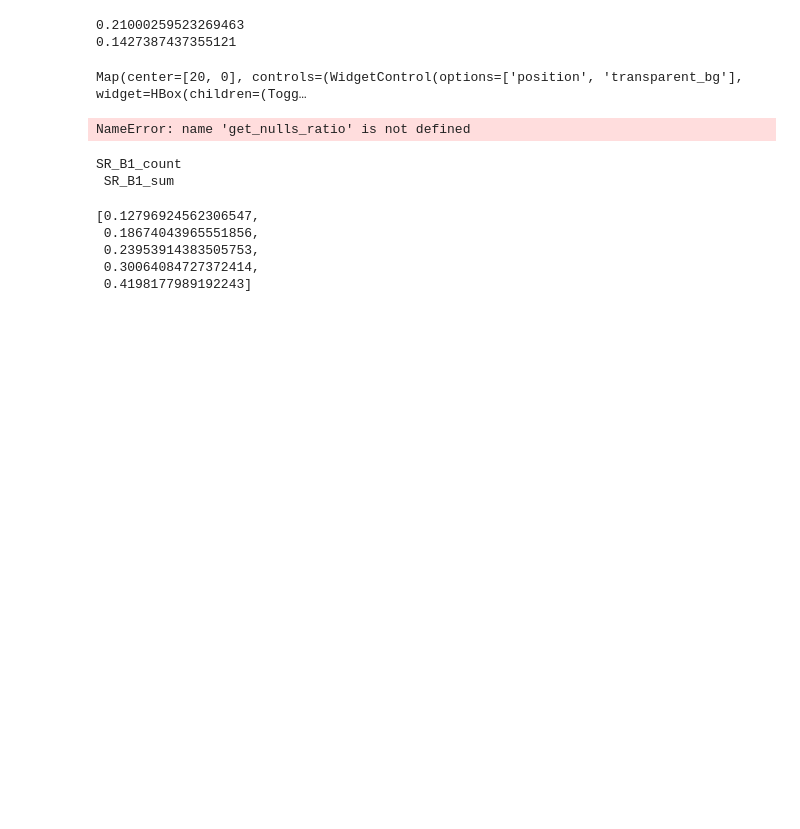
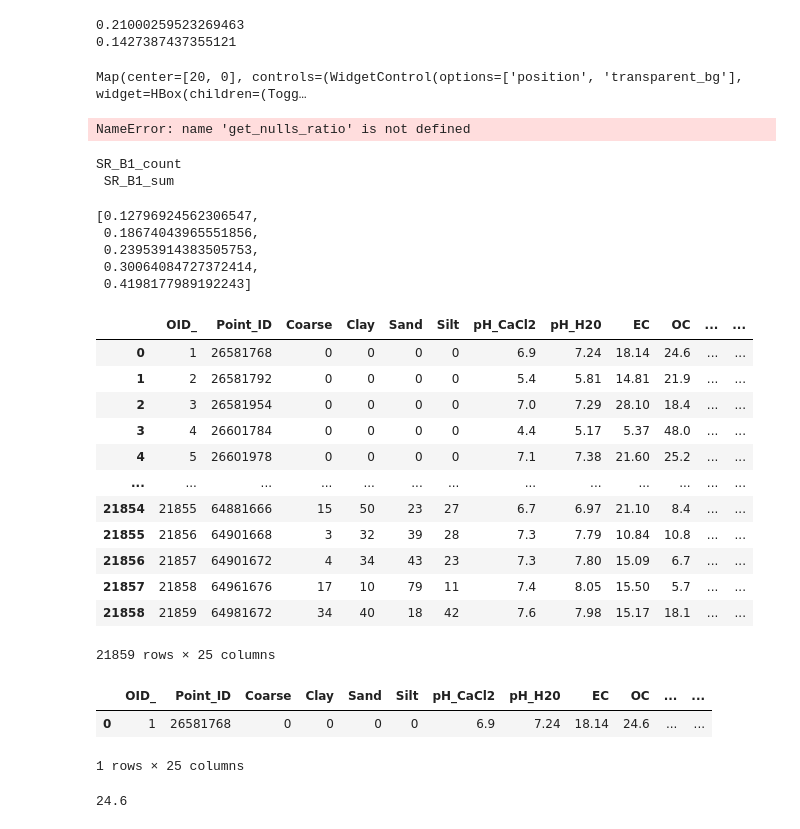
Before and after one commit to moienr/SoilNet, a Jupyter notebook: dataset/L8_Test Ground.ipynb, the cells around one changed output. Saved outputs shown, nothing was run; the diff lists cells and outputs as text; code cells hidden in the pictures; blank space fills up the shorter version.

Commit message:
tested some pandas features

```diff
--- a/dataset/L8_Test Ground.ipynb
+++ b/dataset/L8_Test Ground.ipynb
@@ -308,3 +308,33 @@ lc8_cliped_w_mean_ndvi_sorted_descending.aggregate_array('roi_mean_ndvi').getInf
  0.4198177989192243]
 # %%
 from utils.ee_utils import add_mineral_indices
+# %%
+import pandas as pd
+df = pd.read_csv('D:\python\SoilNet\dataset\LUCAS_2015_Germany_all.csv')
+df
+# %% [output]
+|  | OID_ | Point_ID | Coarse | Clay | Sand | Silt | pH_CaCl2 | pH_H20 | EC | OC | ... | ... |
+| 0 | 1 | 26581768 | 0 | 0 | 0 | 0 | 6.9 | 7.24 | 18.14 | 24.6 | ... | ... |
+| 1 | 2 | 26581792 | 0 | 0 | 0 | 0 | 5.4 | 5.81 | 14.81 | 21.9 | ... | ... |
+| 2 | 3 | 26581954 | 0 | 0 | 0 | 0 | 7.0 | 7.29 | 28.10 | 18.4 | ... | ... |
+| 3 | 4 | 26601784 | 0 | 0 | 0 | 0 | 4.4 | 5.17 | 5.37 | 48.0 | ... | ... |
+| 4 | 5 | 26601978 | 0 | 0 | 0 | 0 | 7.1 | 7.38 | 21.60 | 25.2 | ... | ... |
+| ... | ... | ... | ... | ... | ... | ... | ... | ... | ... | ... | ... | ... |
+| 21854 | 21855 | 64881666 | 15 | 50 | 23 | 27 | 6.7 | 6.97 | 21.10 | 8.4 | ... | ... |
+| 21855 | 21856 | 64901668 | 3 | 32 | 39 | 28 | 7.3 | 7.79 | 10.84 | 10.8 | ... | ... |
+| 21856 | 21857 | 64901672 | 4 | 34 | 43 | 23 | 7.3 | 7.80 | 15.09 | 6.7 | ... | ... |
+| 21857 | 21858 | 64961676 | 17 | 10 | 79 | 11 | 7.4 | 8.05 | 15.50 | 5.7 | ... | ... |
+| 21858 | 21859 | 64981672 | 34 | 40 | 18 | 42 | 7.6 | 7.98 | 15.17 | 18.1 | ... | ... |
+21859 rows × 25 columns
+# %%
+row = df[df['Point_ID'] == 26581768]
+row
+# %% [output]
+|  | OID_ | Point_ID | Coarse | Clay | Sand | Silt | pH_CaCl2 | pH_H20 | EC | OC | ... | ... |
+| 0 | 1 | 26581768 | 0 | 0 | 0 | 0 | 6.9 | 7.24 | 18.14 | 24.6 | ... | ... |
+1 rows × 25 columns
+# %%
+oc = row['OC'].values[0]
+oc
+# %% [output]
+24.6
```
